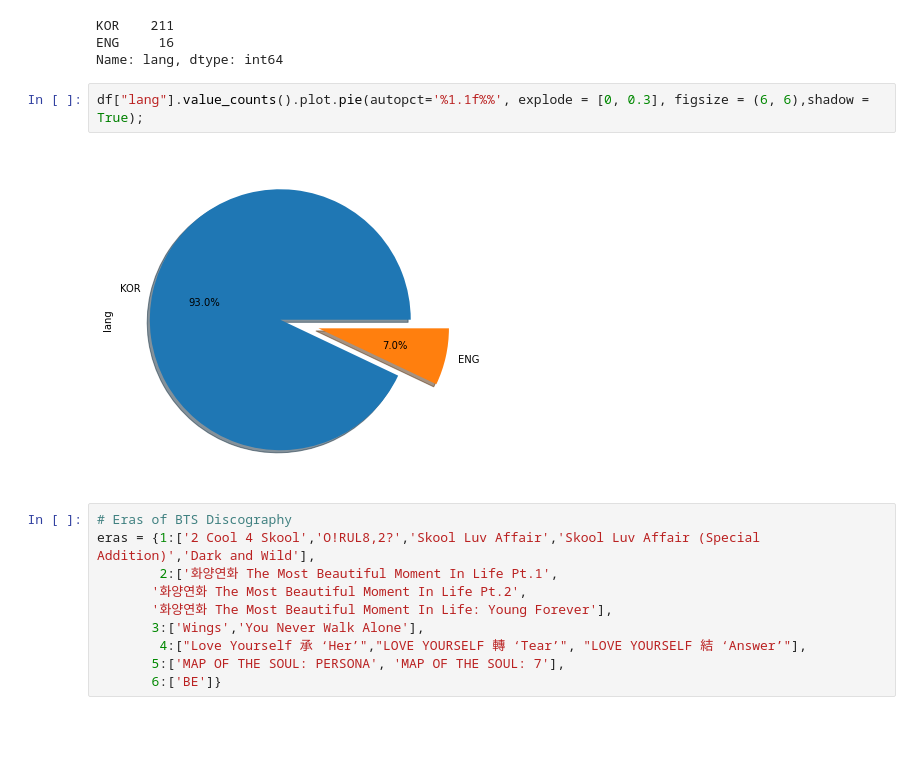
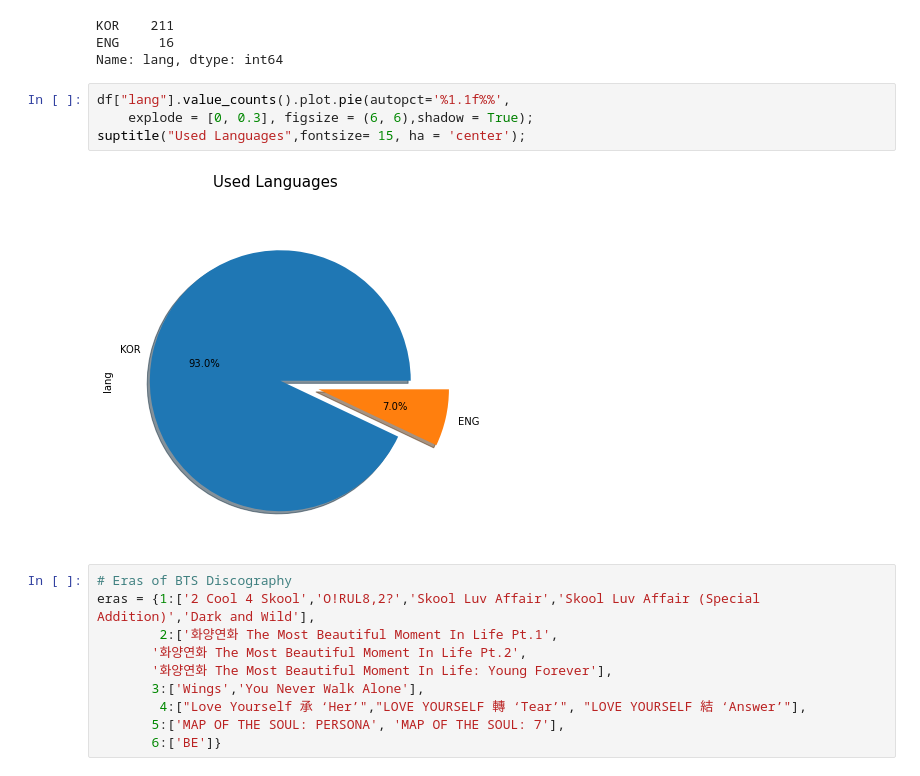
Before and after one commit to Tek-nr/BTSvsALL, a Jupyter notebook: Lyrics_Analysis/BTS_Album_Analysis.ipynb, the cells around one changed output. Saved outputs shown, nothing was run; the diff lists cells and outputs as text; blank space fills up the shorter version.

```diff
--- a/Lyrics_Analysis/BTS_Album_Analysis.ipynb
+++ b/Lyrics_Analysis/BTS_Album_Analysis.ipynb
@@ -146,9 +146,11 @@ KOR    211
 ENG     16
 Name: lang, dtype: int64
 # %%
-df["lang"].value_counts().plot.pie(autopct='%1.1f%%', explode = [0, 0.3], figsize = (6, 6),shadow = True);
+df["lang"].value_counts().plot.pie(autopct='%1.1f%%',
+    explode = [0, 0.3], figsize = (6, 6),shadow = True);
+suptitle("Used Languages",fontsize= 15, ha = 'center');
 # %% [output]
-[figure, old version]
+[figure, new version]
 # %%
 # Eras of BTS Discography
 eras = {1:['2 Cool 4 Skool','O!RUL8,2?','Skool Luv Affair','Skool Luv Affair (Special Addition)','Dark and Wild'],
```
Also changed, not shown: parts of 6 cells of this notebook, 6 other files.
